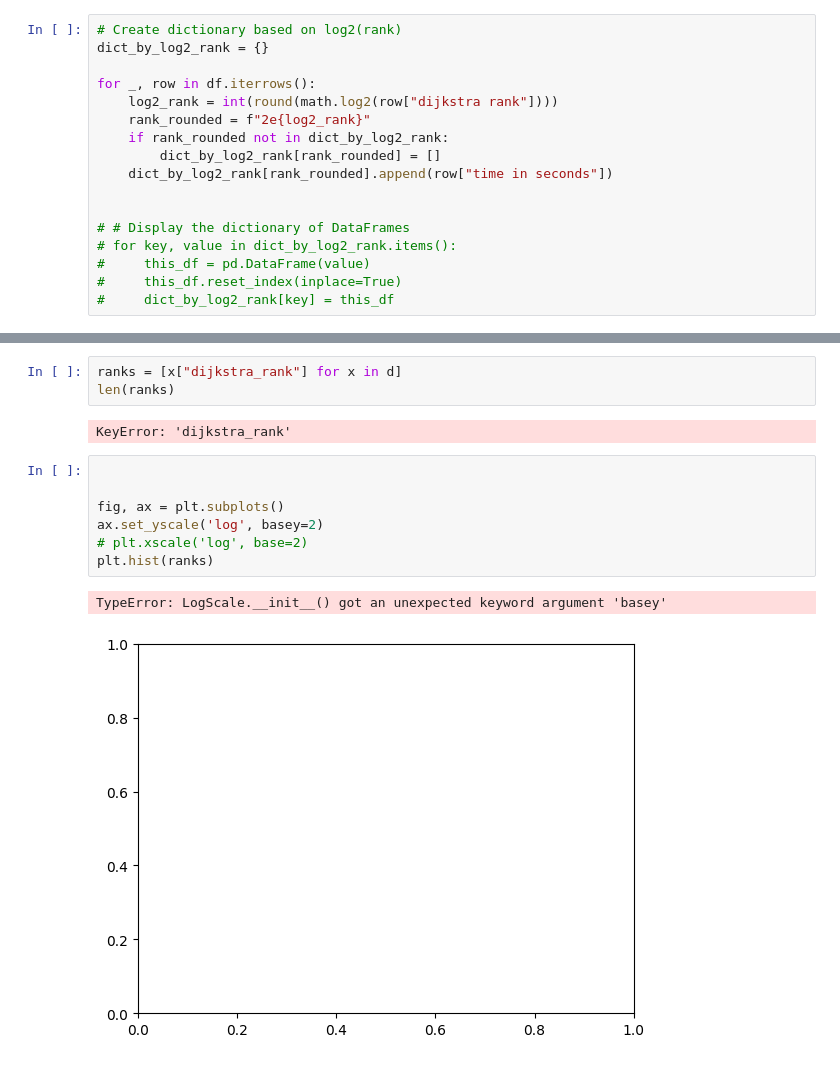
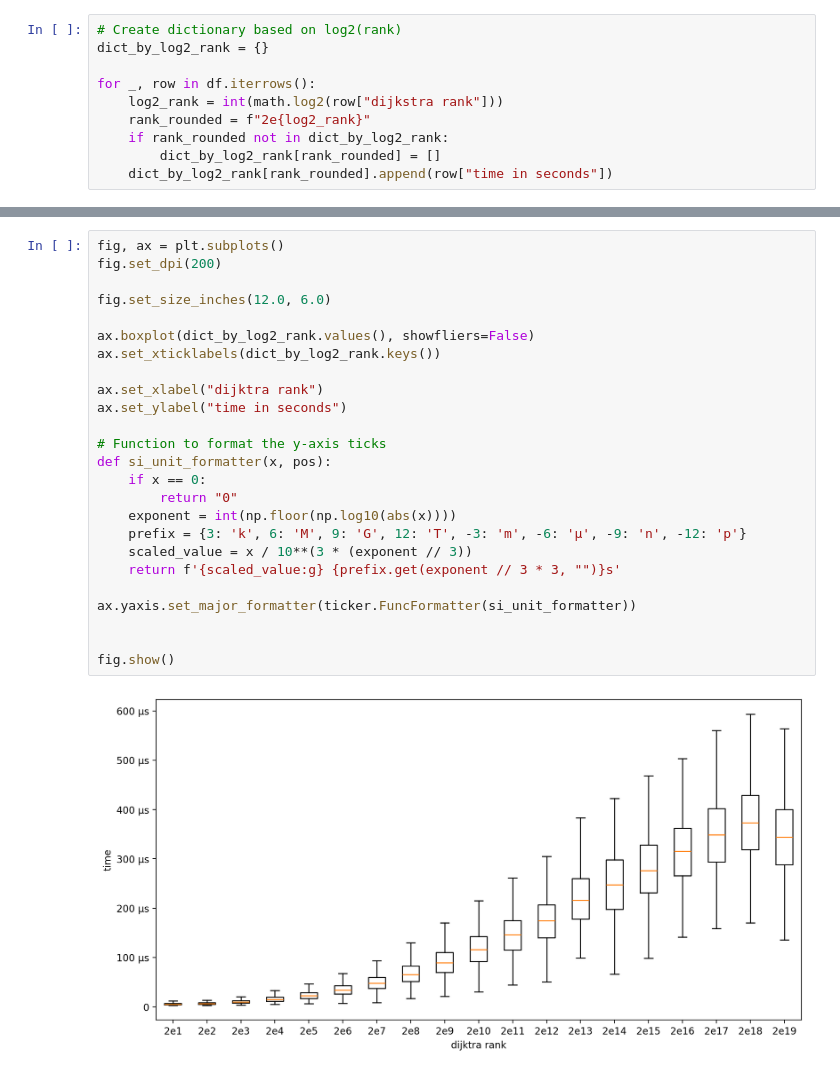
Before and after one commit to christianstaib/bachelorthesis, a Jupyter notebook: scripts/rank.ipynb, the cells around one changed output, grey strips where cells are left out. Saved outputs shown, nothing was run; the diff lists cells and outputs as text.

```diff
--- a/scripts/rank.ipynb
+++ b/scripts/rank.ipynb
@@ -32,15 +25,8 @@ df.head()
 dict_by_log2_rank = {}
 
 for _, row in df.iterrows():
-    log2_rank = int(round(math.log2(row["dijkstra rank"])))
+    log2_rank = int(math.log2(row["dijkstra rank"]))
     rank_rounded = f"2e{log2_rank}"
     if rank_rounded not in dict_by_log2_rank:
         dict_by_log2_rank[rank_rounded] = []
     dict_by_log2_rank[rank_rounded].append(row["time in seconds"])
-
-
-# # Display the dictionary of DataFrames
-# for key, value in dict_by_log2_rank.items():
-#     this_df = pd.DataFrame(value)
-#     this_df.reset_index(inplace=True)
-#     dict_by_log2_rank[key] = this_df
@@ -75,15 +33,27 @@ plt.plot(df["dijkstra rank"], df["time in seconds"])
-# %%
-ranks = [x["dijkstra_rank"] for x in d]
-len(ranks)
-# %% [output]
-KeyError: 'dijkstra_rank'
-# %%
-
-
-fig, ax = plt.subplots()
-ax.set_yscale('log', basey=2)
-# plt.xscale('log', base=2)
-plt.hist(ranks)
-# %% [output]
-TypeError: LogScale.__init__() got an unexpected keyword argument 'basey'
-[figure, removed]
+# %%
+fig, ax = plt.subplots()
+fig.set_dpi(200)
+
+fig.set_size_inches(12.0, 6.0)
+
+ax.boxplot(dict_by_log2_rank.values(), showfliers=False)
+ax.set_xticklabels(dict_by_log2_rank.keys())
+
+ax.set_xlabel("dijktra rank")
+ax.set_ylabel("time in seconds")
+
+# Function to format the y-axis ticks
+def si_unit_formatter(x, pos):
+    if x == 0:
+        return "0"
+    exponent = int(np.floor(np.log10(abs(x))))
+    prefix = {3: 'k', 6: 'M', 9: 'G', 12: 'T', -3: 'm', -6: 'μ', -9: 'n', -12: 'p'}
+    scaled_value = x / 10**(3 * (exponent // 3))
+    return f'{scaled_value:g} {prefix.get(exponent // 3 * 3, "")}s'
+
+ax.yaxis.set_major_formatter(ticker.FuncFormatter(si_unit_formatter))
+
+
+fig.show()
+# %% [output]
+[figure, added]
```
Also changed, not shown: parts of 8 cells of this notebook, 3 other files.
